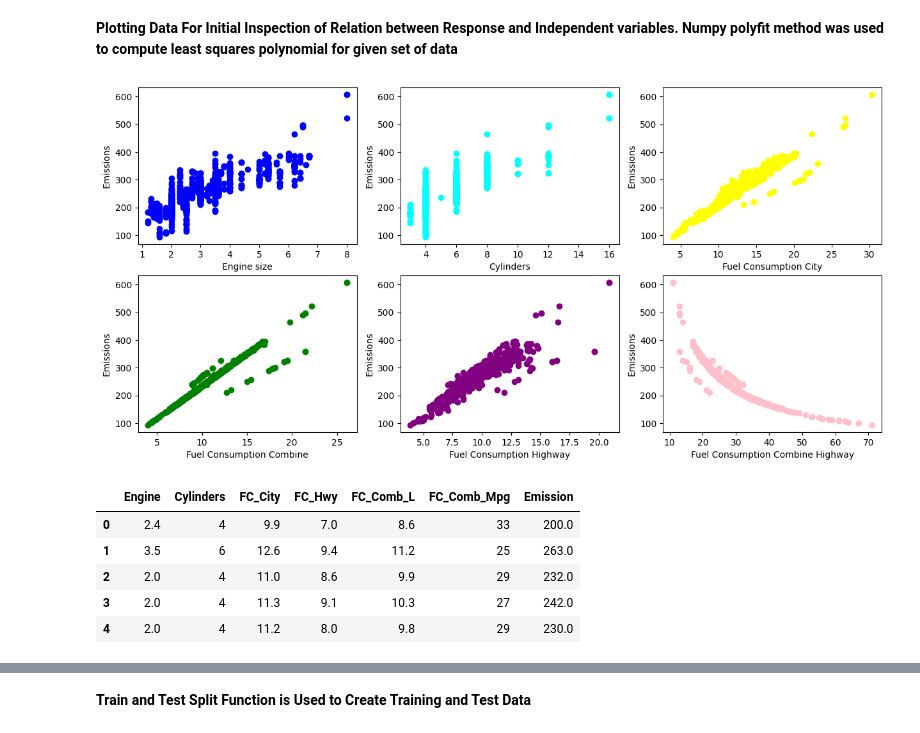
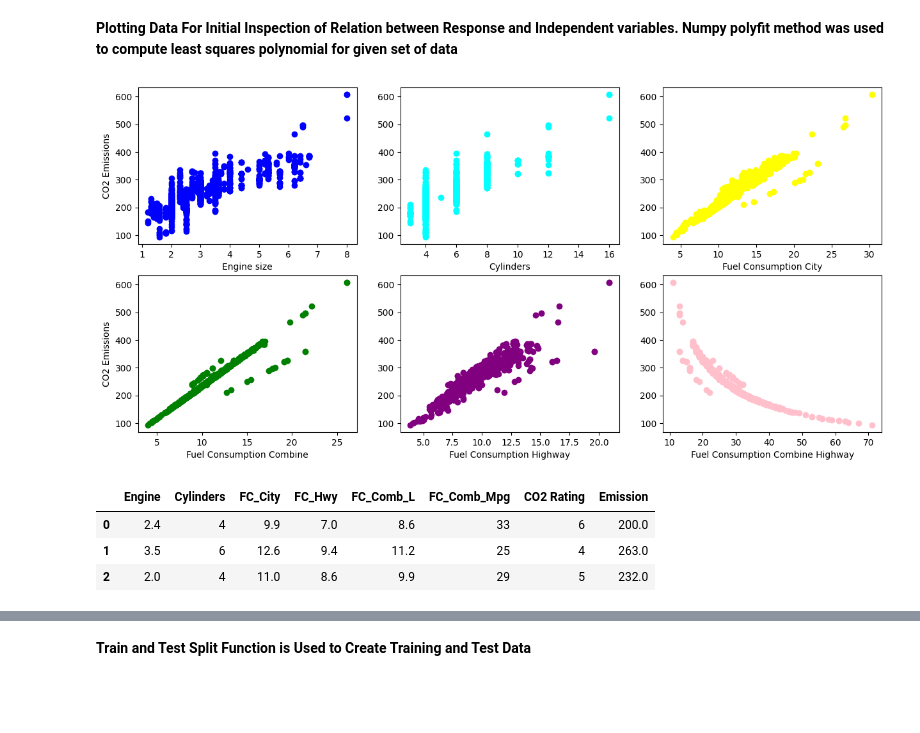
Before and after one commit to SMKProj/CarbonEmissionDataAnalysis, a Jupyter notebook: CarbonEmission.ipynb, the cells around one changed output, grey strips where cells are left out. Drawn from its saved outputs; the diff is of its cells as text; code cells hidden in the pictures; blank space fills up the shorter version.

```diff
--- a/CarbonEmission.ipynb
+++ b/CarbonEmission.ipynb
@@ -44,7 +63,7 @@ fit=np.polyfit(newdf.Engine,newdf.Emission,1)
 x=np.linspace(min(newdf.Engine),max(newdf.Engine),101)
 plt.plot(x,np.polyval(fit,x),'r')
 plt.xlabel("Engine size")
-plt.ylabel("Emissions")
+plt.ylabel("CO2 Emissions")
 
 plt.subplot(2,3,2)
 plt.scatter(newdf.Cylinders, newdf.Emission,  color='cyan')
@@ -52,49 +71,44 @@ fit=np.polyfit(newdf.Cylinders,newdf.Emission,1)
 x=np.linspace(min(newdf.Cylinders),max(newdf.Cylinders),101)
 plt.plot(x,np.polyval(fit,x),'r')
 plt.xlabel("Cylinders")
-plt.ylabel("Emissions")
 
 plt.subplot(2,3,3)
 plt.scatter(newdf.FC_City, newdf.Emission,  color='yellow')
 fit=np.polyfit(newdf.FC_City,newdf.Emission,1)
 x=np.linspace(min(newdf.FC_City),max(newdf.FC_City),101)
 plt.plot(x,np.polyval(fit,x),'r')
 plt.xlabel("Fuel Consumption City")
-plt.ylabel("Emissions")
+
 
 plt.subplot(2,3,4)
 plt.scatter(newdf.FC_Comb_L, newdf.Emission,  color='green')
 fit=np.polyfit(newdf.FC_Comb_L,newdf.Emission,1)
 x=np.linspace(min(newdf.FC_Comb_L),max(newdf.FC_Comb_L),101)
 plt.plot(x,np.polyval(fit,x),'r')
 plt.xlabel("Fuel Consumption Combine")
-plt.ylabel("Emissions")
+plt.ylabel("CO2 Emissions")
 
 plt.subplot(2,3,5)
 plt.scatter(newdf.FC_Hwy, newdf.Emission,  color='purple')
 fit=np.polyfit(newdf.FC_Hwy,newdf.Emission,1)
 x=np.linspace(min(newdf.FC_Hwy),max(newdf.FC_Hwy),101)
 plt.plot(x,np.polyval(fit,x),'r')
 plt.xlabel("Fuel Consumption Highway")
-plt.ylabel("Emissions")
 
 plt.subplot(2,3,6)
 plt.scatter(newdf.FC_Comb_Mpg, newdf.Emission,  color='pink')
 fit=np.polyfit(newdf.FC_Comb_Mpg,newdf.Emission,1)
 x=np.linspace(min(newdf.FC_Comb_Mpg),max(newdf.FC_Comb_Mpg),101)
 plt.plot(x,np.polyval(fit,x),'r')
 plt.xlabel("Fuel Consumption Combine Highway")
-plt.ylabel("Emissions")
 plt.savefig('VisualRepresentationofData.png')
 plt.show()
 # %% [output]
-[figure, old version]
+[figure, new version]
 # %%
-newdf.head()
+newdf.head(3)
 # %% [output]
-|  | Engine | Cylinders | FC_City | FC_Hwy | FC_Comb_L | FC_Comb_Mpg | Emission |
-| 0 | 2.4 | 4 | 9.9 | 7.0 | 8.6 | 33 | 200.0 |
-| 1 | 3.5 | 6 | 12.6 | 9.4 | 11.2 | 25 | 263.0 |
-| 2 | 2.0 | 4 | 11.0 | 8.6 | 9.9 | 29 | 232.0 |
-| 3 | 2.0 | 4 | 11.3 | 9.1 | 10.3 | 27 | 242.0 |
-| 4 | 2.0 | 4 | 11.2 | 8.0 | 9.8 | 29 | 230.0 |
+|  | Engine | Cylinders | FC_City | FC_Hwy | FC_Comb_L | FC_Comb_Mpg | CO2 Rating | Emission |
+| 0 | 2.4 | 4 | 9.9 | 7.0 | 8.6 | 33 | 6 | 200.0 |
+| 1 | 3.5 | 6 | 12.6 | 9.4 | 11.2 | 25 | 4 | 263.0 |
+| 2 | 2.0 | 4 | 11.0 | 8.6 | 9.9 | 29 | 5 | 232.0 |
```
Also changed, not shown: parts of 15 cells of this notebook.
